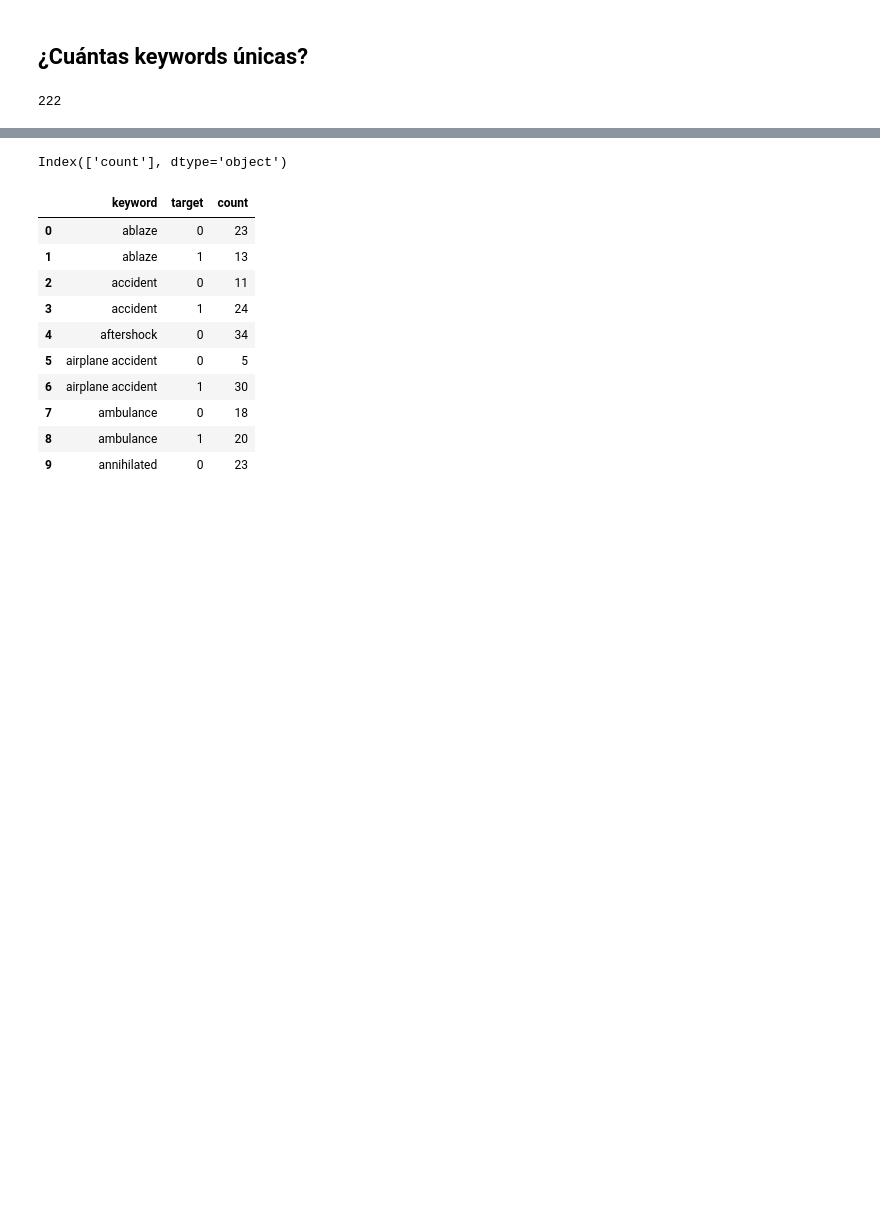
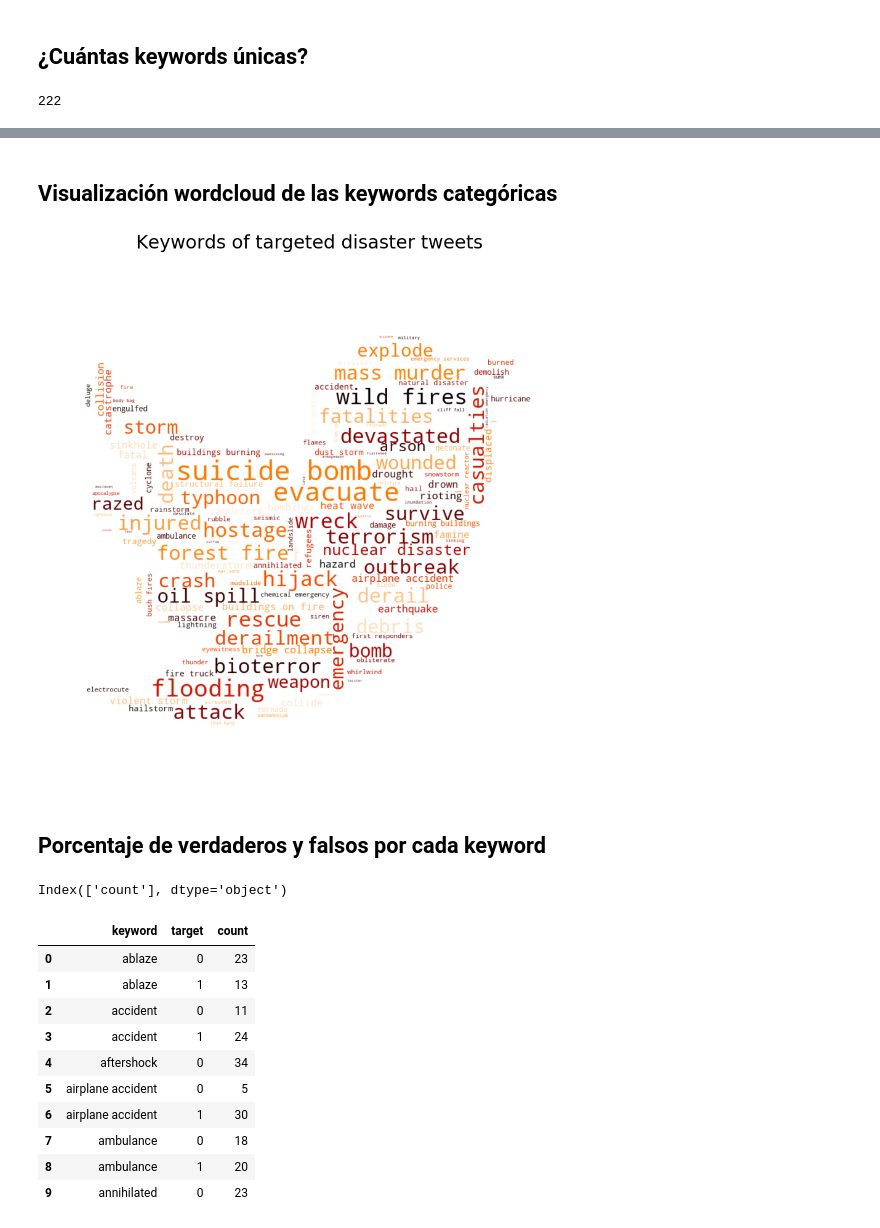
Before and after one commit to danielacarrero/orga-datos, a Jupyter notebook: TP1/analysis.ipynb, the cells around one changed output, grey strips where cells are left out. Drawn from its saved outputs; the diff is of its cells as text; code cells hidden in the pictures; blank space fills up the shorter version.

Commit message:
categorical keyword

```diff
--- a/TP1/analysis.ipynb
+++ b/TP1/analysis.ipynb
@@ -44,0 +116,3 @@ len(tweets.keyword.unique())
+# %%
+tweets.loc[:,'categorical_keyword'] = tweets.keyword.dropna().transform(lambda x: categorical_keyword[x])
+tweets.sample(10)
@@ -45 +131,33 @@ len(tweets.keyword.unique())
+# %% [markdown]
+## Visualización wordcloud de las keywords categóricas
+# %%
+def transform_format(val):
+    if val == 1:
+        return 255
+    else:
+        return val
+
+keywords_count = tweets.loc[tweets['target'] == 1].categorical_keyword.value_counts()
+keywords_count.index = keywords_count.index.map(str)
+
+mask = np.array(Image.open("./img/twitter_black.png"))
+mask_transformed = np.ndarray((mask.shape[0],mask.shape[1]), np.int32)
+
+for i in range(len(mask)):
+    mask_transformed[i] = list(map(transform_format, mask[i]))
+
+wordcloud = WordCloud(max_font_size=50, max_words=200, random_state=42,
+                      background_color='white', colormap='gist_heat',
+                      mask=mask_transformed)
+wordcloud.generate_from_frequencies(keywords_count)
+
+plt.figure(figsize=[15,15])
+plt.imshow(wordcloud, interpolation="bilinear")
+plt.title("Keywords of targeted disaster tweets", fontsize=30, pad=40)
+plt.axis("off")
+plt.show()
+# %% [output]
+[figure, added]
+# %% [markdown]
+## Porcentaje de verdaderos y falsos por cada keyword
 # %%
```
Also changed, not shown: parts of 15 cells of this notebook.
